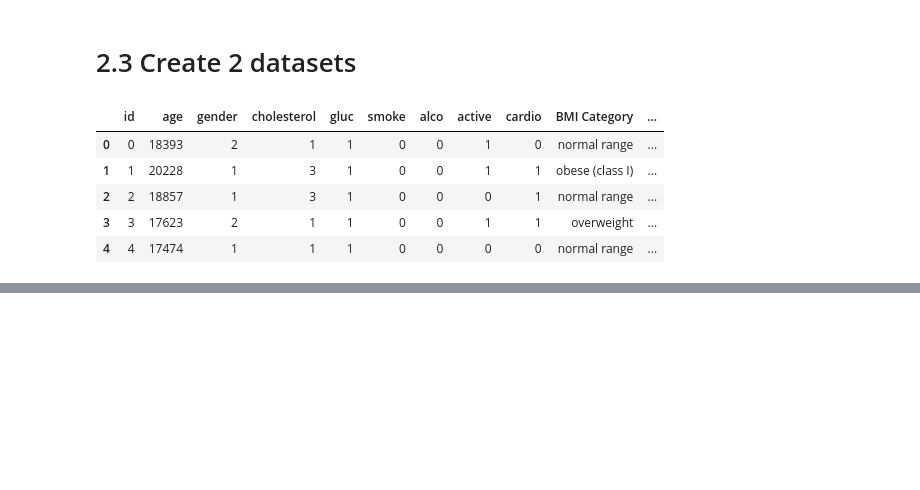
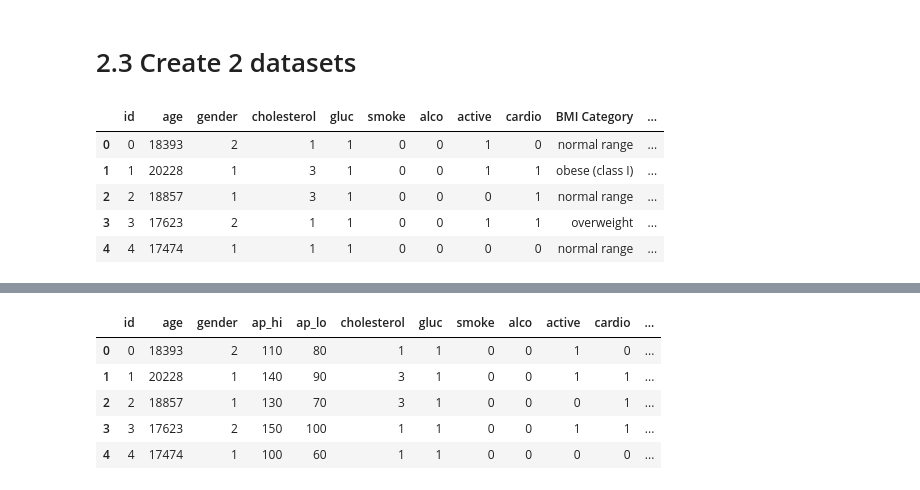
Before and after one commit to SamiFatmi/Machine-Learning-SAMI-FATMI, a Jupyter notebook: Labs/2-Disease_prediction.ipynb, the cells around one changed output, grey strips where cells are left out. Cells and saved outputs as stored; diff of their text form; code cells hidden in the pictures; blank space fills up the shorter version.

```diff
--- a/Labs/2-Disease_prediction.ipynb
+++ b/Labs/2-Disease_prediction.ipynb
@@ -298,0 +317,11 @@ df1.head()
+# %%
+df2 = df_modified.drop(["BMI Category", "Blood pressure","height","weight"],axis=1)
+
+df2.head()
+# %% [output]
+|  | id | age | gender | ap_hi | ap_lo | cholesterol | gluc | smoke | alco | active | cardio | ... |
+| 0 | 0 | 18393 | 2 | 110 | 80 | 1 | 1 | 0 | 0 | 1 | 0 | ... |
+| 1 | 1 | 20228 | 1 | 140 | 90 | 3 | 1 | 0 | 0 | 1 | 1 | ... |
+| 2 | 2 | 18857 | 1 | 130 | 70 | 3 | 1 | 0 | 0 | 0 | 1 | ... |
+| 3 | 3 | 17623 | 2 | 150 | 100 | 1 | 1 | 0 | 0 | 1 | 1 | ... |
+| 4 | 4 | 17474 | 1 | 100 | 60 | 1 | 1 | 0 | 0 | 0 | 0 | ... |
```
Also changed, not shown: parts of 3 cells of this notebook.
